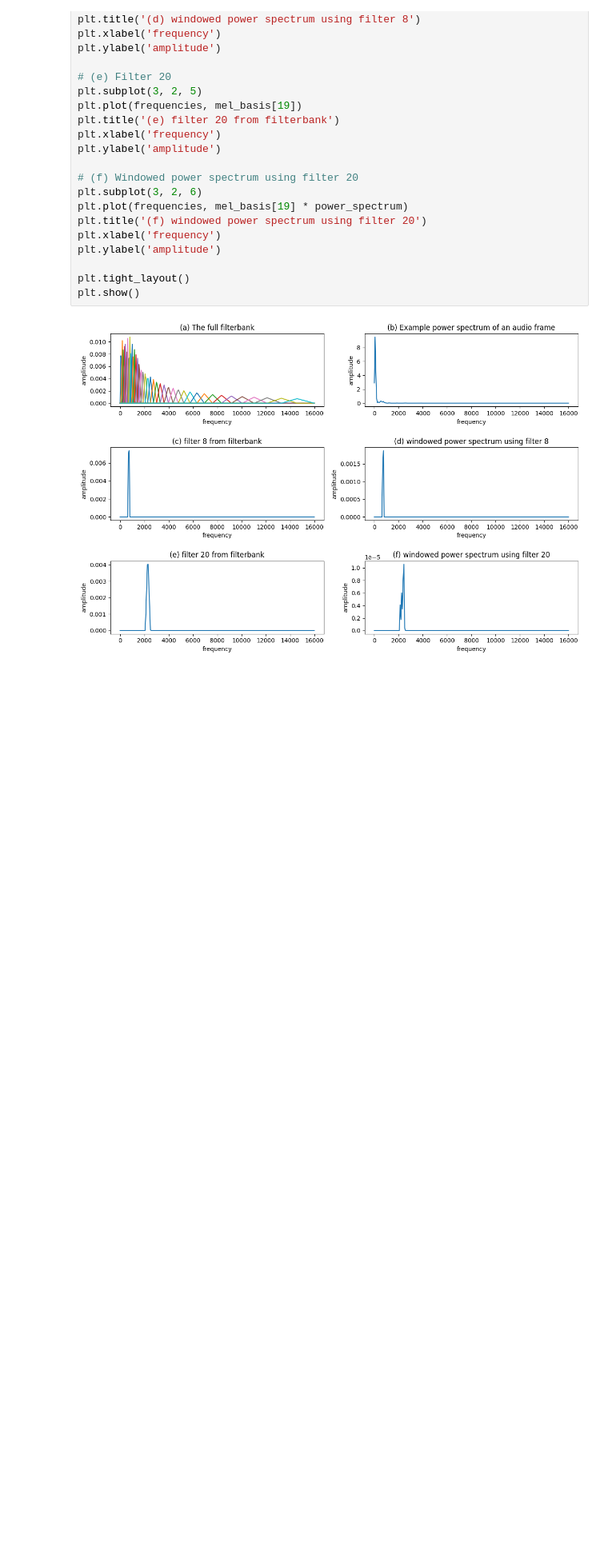
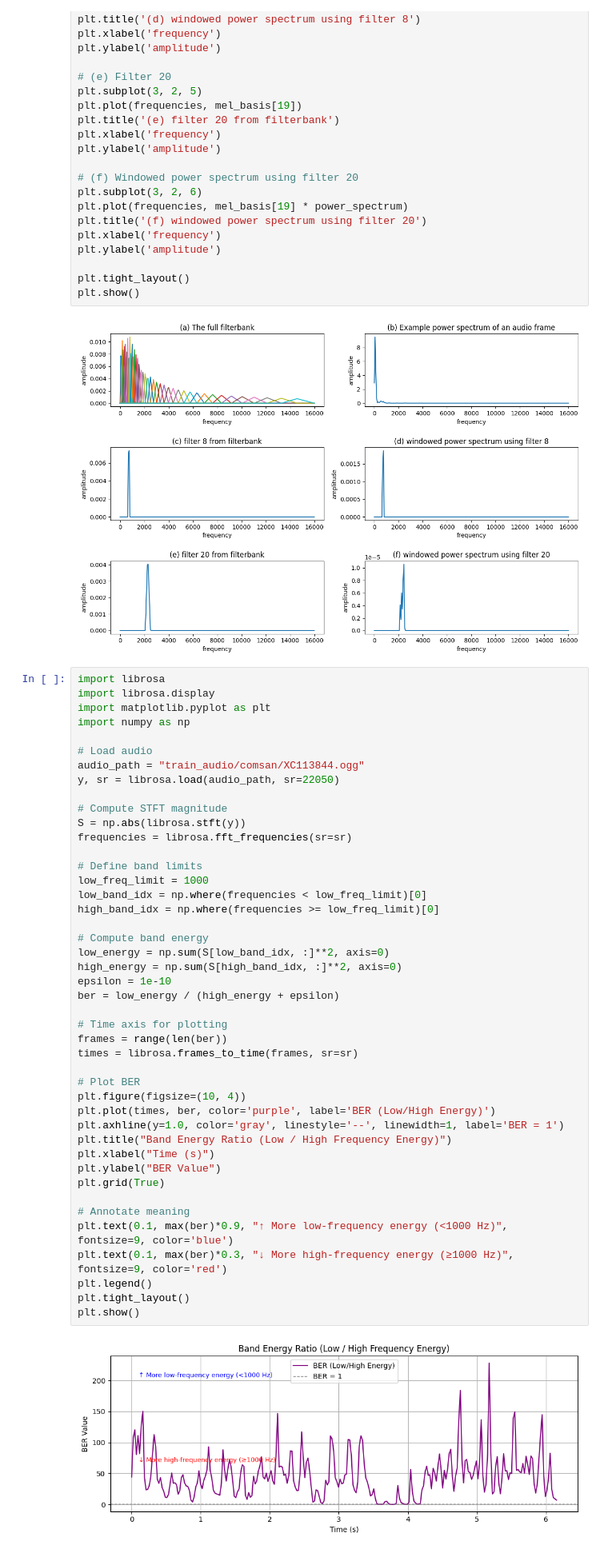
Before and after one commit to Techworld108/bird-sounds-species-classify-DL, a Jupyter notebook: feature-extraction.ipynb, the cells around one changed output. Shown at 80% size. Cells and saved outputs as stored; diff of their text form; blank space fills up the shorter version.

```diff
--- a/feature-extraction.ipynb
+++ b/feature-extraction.ipynb
@@ -166,3 +182,49 @@ plt.tight_layout()
 plt.show()
 # %% [output]
 [figure]
+# %%
+import librosa
+import librosa.display
+import matplotlib.pyplot as plt
+import numpy as np
+
+# Load audio
+audio_path = "train_audio/comsan/XC113844.ogg"
+y, sr = librosa.load(audio_path, sr=22050)
+
+# Compute STFT magnitude
+S = np.abs(librosa.stft(y))
+frequencies = librosa.fft_frequencies(sr=sr)
+
+# Define band limits
+low_freq_limit = 1000
+low_band_idx = np.where(frequencies < low_freq_limit)[0]
+high_band_idx = np.where(frequencies >= low_freq_limit)[0]
+
+# Compute band energy
+low_energy = np.sum(S[low_band_idx, :]**2, axis=0)
+high_energy = np.sum(S[high_band_idx, :]**2, axis=0)
+epsilon = 1e-10
+ber = low_energy / (high_energy + epsilon)
+
+# Time axis for plotting
+frames = range(len(ber))
+times = librosa.frames_to_time(frames, sr=sr)
+
+# Plot BER
+plt.figure(figsize=(10, 4))
+plt.plot(times, ber, color='purple', label='BER (Low/High Energy)')
+plt.axhline(y=1.0, color='gray', linestyle='--', linewidth=1, label='BER = 1')
+plt.title("Band Energy Ratio (Low / High Frequency Energy)")
+plt.xlabel("Time (s)")
+plt.ylabel("BER Value")
+plt.grid(True)
+
+# Annotate meaning
+plt.text(0.1, max(ber)*0.9, "↑ More low-frequency energy (<1000 Hz)", fontsize=9, color='blue')
+plt.text(0.1, max(ber)*0.3, "↓ More high-frequency energy (≥1000 Hz)", fontsize=9, color='red')
+plt.legend()
+plt.tight_layout()
+plt.show()
+# %% [output]
+[figure, added]
```
Also changed, not shown: parts of 6 cells of this notebook.
